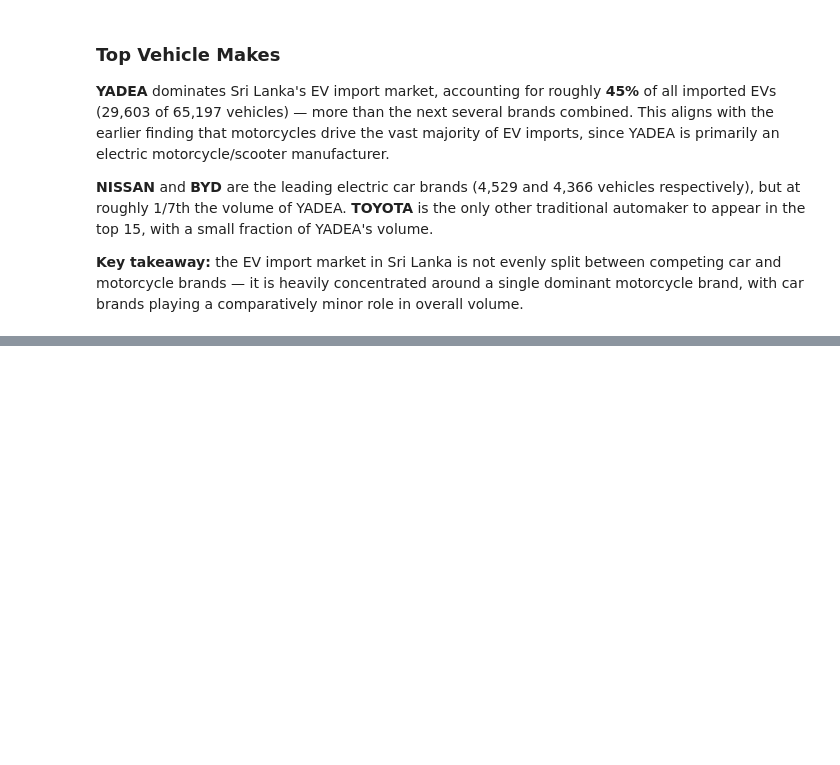
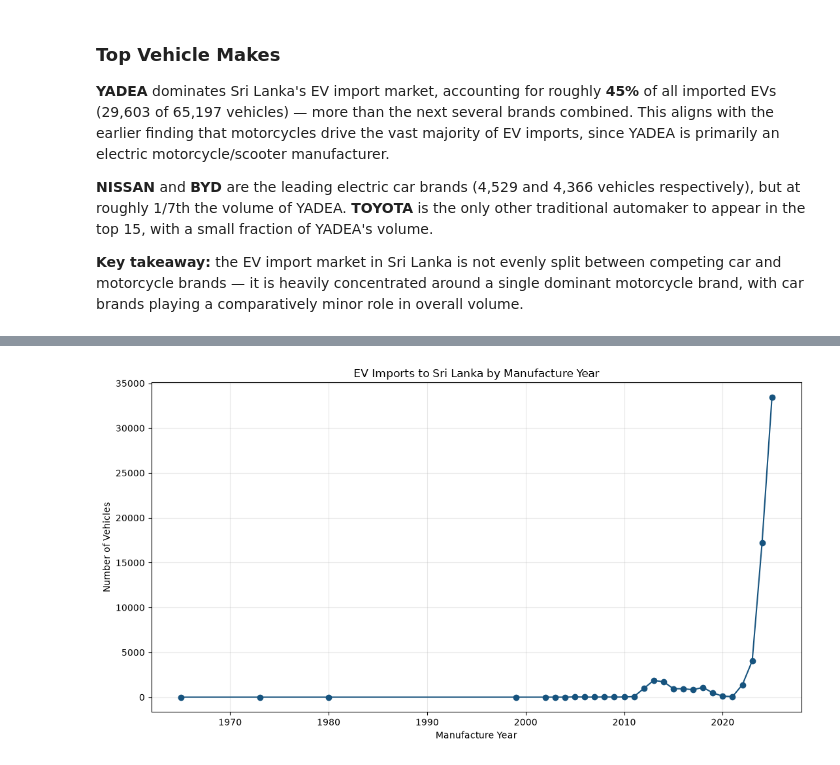
Before and after one commit to kaushalsenevirathna/ev-sri-lanka-analysis, a Jupyter notebook: notebooks/02_eda.ipynb, the cells around one changed output, grey strips where cells are left out. Saved outputs shown, nothing was run; the diff lists cells and outputs as text; code cells hidden in the pictures; blank space fills up the shorter version.

```diff
--- a/notebooks/02_eda.ipynb
+++ b/notebooks/02_eda.ipynb
@@ -171,0 +240,4 @@ brand, with car brands playing a comparatively minor role in overall volume.
+# %%
+# Drop rows with missing manufacture_year (can't group these by year), then sum count per year
+yearly_totals = df.dropna(subset=['manufacture_year']).groupby('manufacture_year')['count'].sum()
+print(yearly_totals)
@@ -171,0 +262,13 @@ brand, with car brands playing a comparatively minor role in overall volume.
+# %%
+# Line chart of total EV imports by manufacture year, showing overall adoption trend over time
+plt.figure(figsize=(11,6))
+yearly_totals.plot(kind='line', marker='o', color='#16537e')
+plt.title('EV Imports to Sri Lanka by Manufacture Year')
+plt.xlabel('Manufacture Year')
+plt.ylabel('Number of Vehicles')
+plt.grid(alpha=0.3)
+plt.tight_layout()
+plt.savefig('../visuals/yearly_trend.png', dpi=150)
+plt.show()
+# %% [output]
+[figure, added]
```
Also changed, not shown: parts of 26 cells of this notebook, 3 other files.
